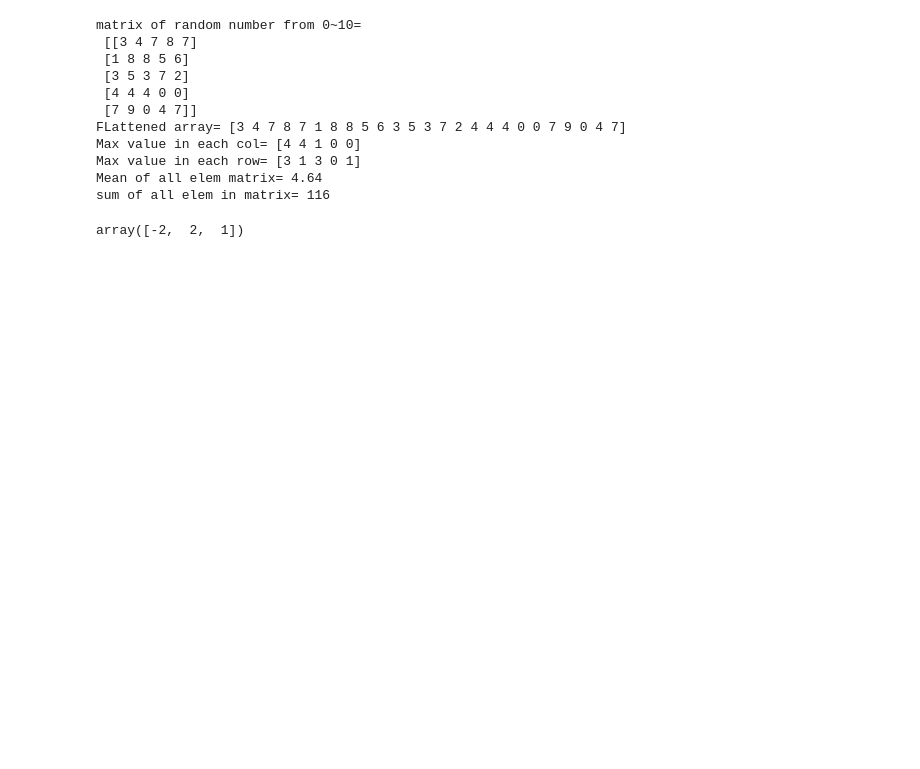
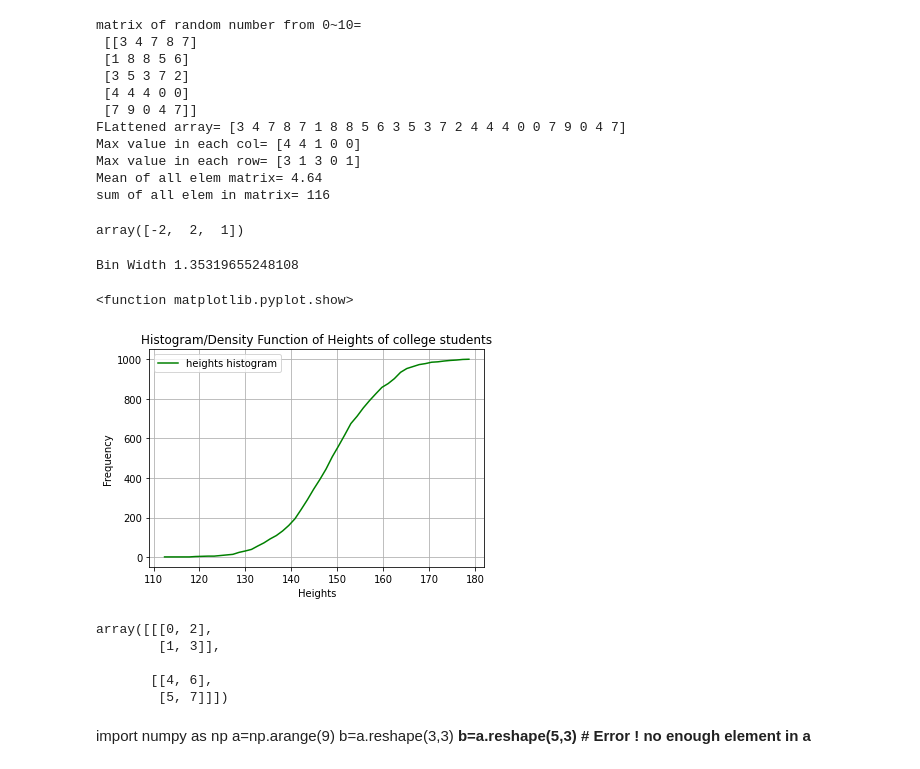
Before and after one commit to Aditigv/AI-ML-Lab, a Jupyter notebook: ML_AI_lab_2.ipynb, the cells around one changed output. Cells and saved outputs as stored; diff of their text form; code cells hidden in the pictures; blank space fills up the shorter version.

```diff
--- a/ML_AI_lab_2.ipynb
+++ b/ML_AI_lab_2.ipynb
@@ -72,3 +72,65 @@ Max value in each row= [3 1 3 0 1]
 Mean of all elem matrix= 4.64
 sum of all elem in matrix= 116
 array([-2,  2,  1])
+# %%
+#------------------Histogram function---------------------------------------
+import numpy as np
+import matplotlib.pyplot as plt
+np.random.seed(4500) # Create the same group number of random number for each time running
+mean=150
+sd=10
+N=1000
+heights=np.random.normal(mean, sd, N)
+#np.random.normal -> create random number based on mean/st/N
+density=False # Switch between regular histogram and pdf
+hist,bin_edges=np.histogram(heights, bins=50, density=density)
+# np.histogram -> put elem in heights array into 50 bins
+cum_hist=np.cumsum(hist) # add all elem in hist together
+# Normalized histogram
+norm_hist = hist/N
+# Cumulative Normalized histogram
+norm_cum_hist = np.cumsum(norm_hist)
+bin_width=bin_edges[2]-bin_edges[1]
+print('Bin Width',bin_width)
+plt.figure() # create a new figure
+# plt.plot(bin_edges[:-1], hist, color='green', label='heights histogram')
+# bin_edges[:-1] from 1st elem to last 2nd elem
+plt.plot(bin_edges[:-1], cum_hist, color='green', label='heights histogram')
+# plt.plot(bin_edges[:-1], norm_hist, color='green', label='heights histogram')
+# plt.plot(bin_edges[:-1], norm_cum_hist, color='green', label='heights histogram')
+plt.xlabel('Heights')
+plt.ylabel('Frequency')
+plt.grid()
+plt.legend()
+plt.title('Histogram/Density Function of Heights of college students')
+plt.show
+# %% [output]
+Bin Width 1.35319655248108
+<function matplotlib.pyplot.show>
+[figure, added]
+# %%
+#------------------Reshape function---------------------------------------
+import numpy as np
+a=np.arange(9)
+b=a.reshape(3,3)
+#b=a.reshape(5,3) # Error ! no enough element in a
+b.flatten() # single line array
+b.flatten(order='F')
+# flatten by Fortran language seq. By default, it is C language seq.
+a=np.arange(12).reshape(4,3)
+np.transpose(a)
+b=np.arange(8).reshape(2,4)
+c=b.reshape(2,2,2)
+np.rollaxis(c,2,1) # change row & col
+np.swapaxes(c,1,2)
+# %% [output]
+array([[[0, 2],
+        [1, 3]],
+
+       [[4, 6],
+        [5, 7]]])
+# %% [markdown]
+import numpy as np
+a=np.arange(9)
+b=a.reshape(3,3)
+**b=a.reshape(5,3) # Error ! no enough element in a**
```
Also changed, not shown: parts of 9 cells of this notebook.
